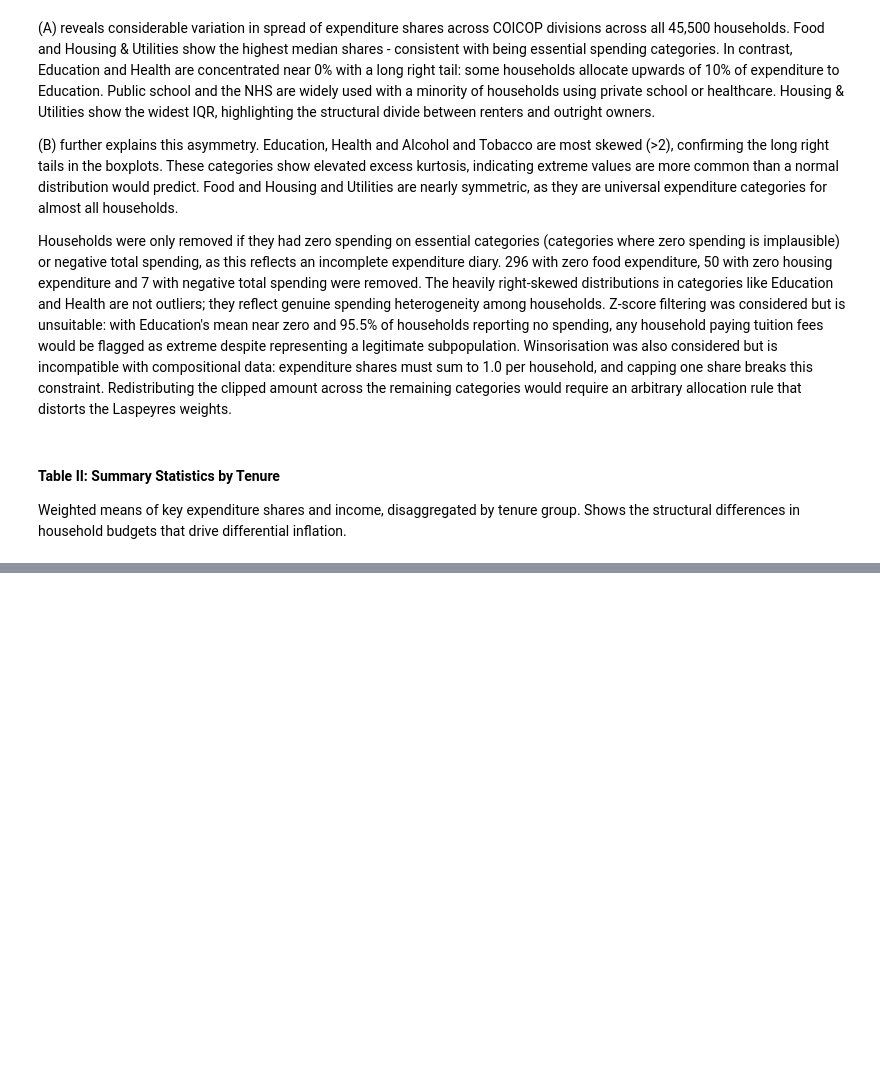
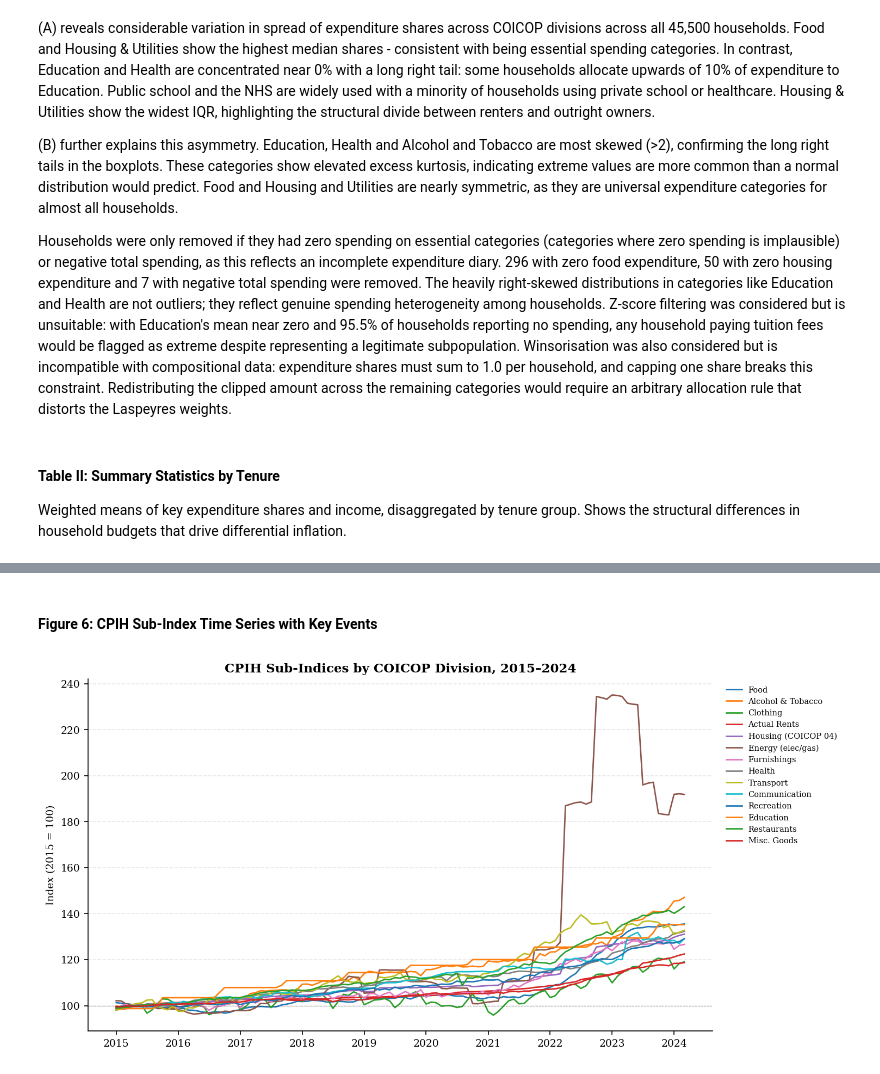
Before and after one commit to onettonett/TemporaryADS, a Jupyter notebook: notebooks/visualisations.ipynb, the cells around one changed output, grey strips where cells are left out. Saved outputs shown, nothing was run; the diff lists cells and outputs as text; code cells hidden in the pictures; blank space fills up the shorter version.

```diff
--- a/notebooks/visualisations.ipynb
+++ b/notebooks/visualisations.ipynb
@@ -206,0 +262,39 @@ TypeError: list.append() takes exactly one argument (2 given)
+# %% [markdown]
+#### Figure 6: CPIH Sub-Index Time Series with Key Events
+# %%
+PRICE_MAP = {
+    "food_non_alcoholic":    "Food",
+    "alcohol_tobacco":       "Alcohol & Tobacco",
+    "clothing_footwear":     "Clothing",
+    "actual_rents":          "Actual Rents",
+    "non_rent_housing_fuel": "Home Energy",
+    "housing_fuel_power":    "Housing (COICOP 04)",
+    "electricity_gas_fuels": "Energy (elec/gas)",
+    "furnishings":           "Furnishings",
+    "health":                "Health",
+    "transport":             "Transport",
+    "communication":         "Communication",
+    "recreation_culture":    "Recreation",
+    "education":             "Education",
+    "restaurants_hotels":    "Restaurants",
+    "misc_goods_services":   "Misc. Goods",
+}
+OFFICIAL_PRICE_NAMES = list(PRICE_MAP.keys())
+
+price_cols = [c for c in OFFICIAL_PRICE_NAMES if c in monthly.columns]
+sorted_monthly = monthly[(monthly["date"] >= "2015-01-01") & (monthly["date"] <= "2024-03-01")].sort_values("date")
+fig, ax = plt.subplots(figsize=(10, 5))
+
+for col in price_cols:
+    label = PRICE_MAP.get(col, col)
+    ax.plot(sorted_monthly["date"], sorted_monthly[col], linewidth=1.3, label=label)
+
+ax.axhline(100, color="black", linewidth=0.5, linestyle="--", alpha=0.4)
+ax.set_ylabel("Index (2015 = 100)")
+ax.set_title("CPIH Sub-Indices by COICOP Division, 2015–2024", fontsize=11, weight="bold")
+ax.yaxis.grid(True, linestyle="--", alpha=0.3)
+ax.legend(fontsize=7, bbox_to_anchor=(1.01, 1), loc="upper left", frameon=False)
+plt.tight_layout()
+plt.show()
+# %% [output]
+[figure, added]
```
Also changed, not shown: parts of 5 cells of this notebook, 31 other files.
